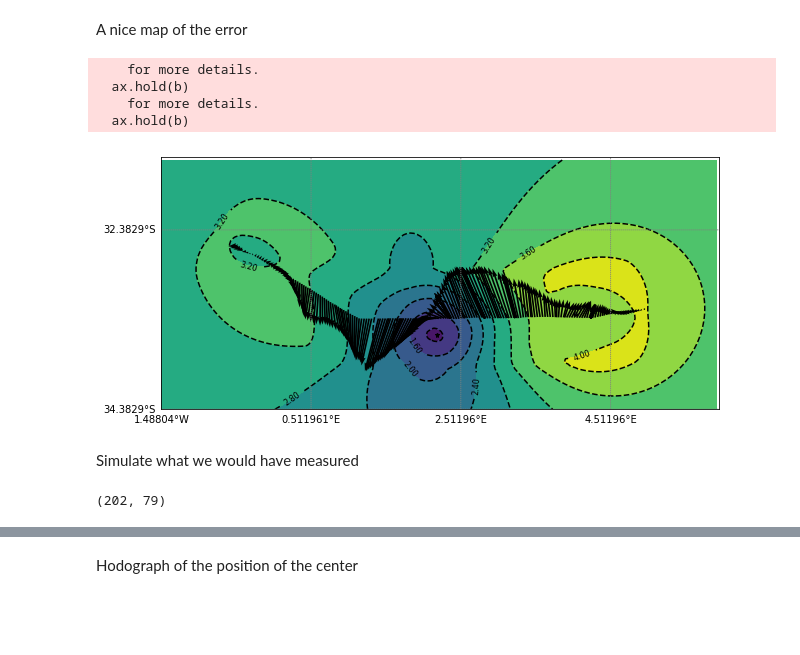
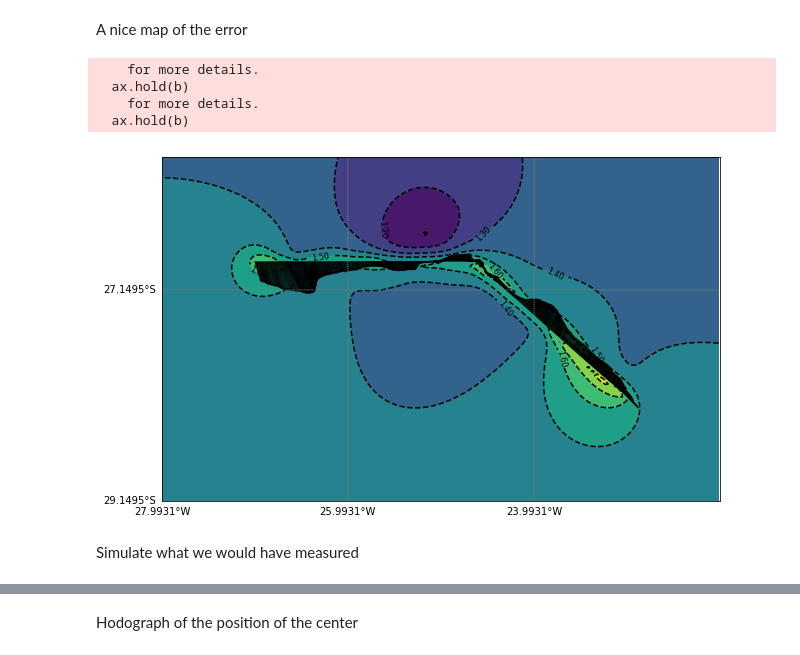
Before and after one commit to TheBobby/ADCP, a Jupyter notebook: centers.ipynb, the cells around one changed output, grey strips where cells are left out. Drawn from its saved outputs; the diff is of its cells as text; code cells hidden in the pictures; blank space fills up the shorter version.

```diff
--- a/centers.ipynb
+++ b/centers.ipynb
@@ -95,7 +95,7 @@ plt.show()
 # ADCP data analysis for eddy center detection
 # %%
 # Data import
-eddy = 'V3'
+eddy = 'M10'
 U = eddies[eddy]['U']
 V = eddies[eddy]['V']
 U_filt = eddies[eddy]['U reg filt']
@@ -150,24 +141,26 @@ yplore = np.arange(m.llcrnry,m.urcrnry,5e3)
 Mrr = np.zeros((len(xplore),len(yplore)))
 for i in range(len(xplore)):
     for j in range(len(yplore)):
-        Mrr[i,j] = RankineErrorCenter([xplore[i],yplore[j],75e3,0.4],x,y,U_filt[:,5],V_filt[:,5])
+        err = inversions.RankineErrorCenter([xplore[i],yplore[j],5e3,0.3],x,y,U_filt[:,30],V_filt[:,30])
+        Mrr[i,j] = err
 # %%
-plt.figure(figsize=(10,5))
+fig = plt.figure(figsize=(10,10))
+ax = fig.add_subplot(1,1,1)
 XX,YY = np.meshgrid(xplore,yplore)
 M = np.transpose(Mrr)
 plt.contourf(XX,YY,M)
 cont = plt.contour(XX,YY,M,linestyles='dashed',colors='k')
 ax.clabel(cont, fontsize=8, inline=1, fmt='%1.2f')
 m.plot(XX[M==np.nanmin(M)],YY[M==np.nanmin(M)],'k*',ms=5)
-m.quiver(x,y,U_filt[:,5],V_filt[:,5],pivot='tail',scale=5,width=0.003)
+m.quiver(x,y,U_filt[:,30],V_filt[:,30],pivot='tail',scale=2,width=0.001)
 parallels = np.arange(m.llcrnrlat,m.urcrnrlat,2)
 meridians = np.arange(m.llcrnrlon,m.urcrnrlon,2)
 m.drawparallels(parallels,labels=[1,0,0,0],color='grey')
 m.drawmeridians(meridians,labels=[0,0,0,1],color='grey')
 plt.show()
 # %% [output]
     for more details.
   ax.hold(b)
     for more details.
   ax.hold(b)
-[figure, old version]
+[figure, new version]
@@ -227,6 +173,2 @@ Xc,Yc,rRs,rVs,Er,S = RankineCenters(U_filt,V_filt,x,y,Xvc,Yvc,depths)
 # %% [markdown]
 Simulate what we would have measured
-# %%
-V_filt.shape
-# %% [output]
-(202, 79)
```
Also changed, not shown: parts of 35 cells of this notebook, 2 other files.
